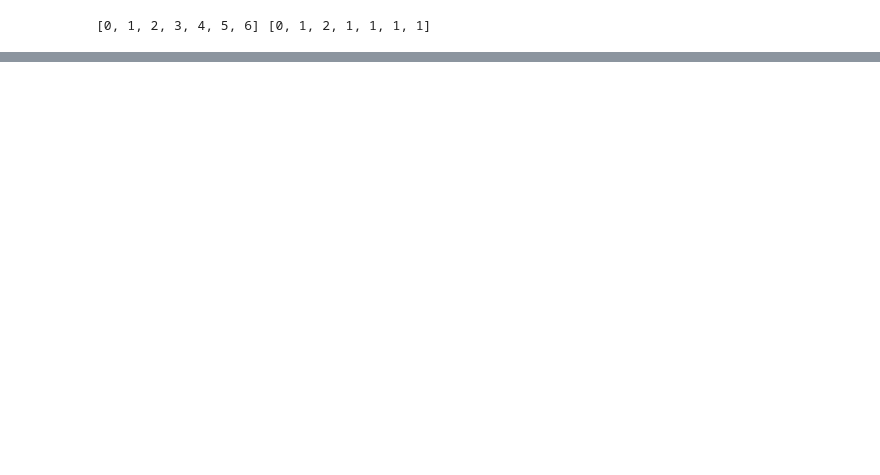
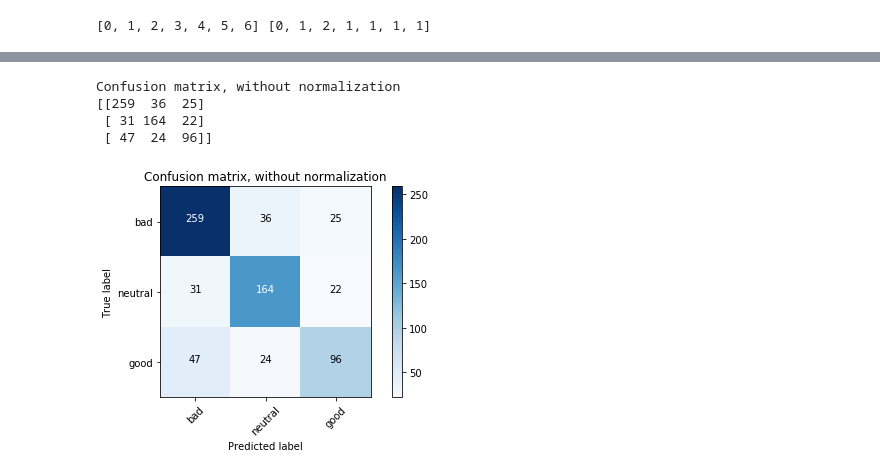
Before and after one commit to deep-learning-for-humans/tosdr-ml, a Jupyter notebook: notebooks/LSTM-Classifier.ipynb, the cells around one changed output, grey strips where cells are left out. Cells and saved outputs as stored; diff of their text form; code cells hidden in the pictures; blank space fills up the shorter version.

Commit message:
Add stratified split & plot confusion matrix

```diff
--- a/notebooks/LSTM-Classifier.ipynb
+++ b/notebooks/LSTM-Classifier.ipynb
@@ -290,4 +316,6 @@ for epoch in range(100):
 # %%
+y_preds = []
+y_true = []
 for sentence, label in next_batch(test_X, test_y):
         if len(sentence) < BATCH_SIZE:
             continue
@@ -304,6 +332,8 @@ for sentence, label in next_batch(test_X, test_y):
             print(tag_scores.argmax(1))
             print(label)
 
+            y_preds.append(tag_scores.argmax(1).cpu().numpy())
+            y_true.append(label)
             test_acc += (tag_scores.argmax(1) == torch.LongTensor(label).cuda()).sum().item()
             test_idx += BATCH_SIZE
 
@@ -328,0 +341,4 @@ tensor([2, 2, 1, 0, 1, 1, 1, 0, 2, 0, 0, 1, 0, 0, 2, 2], device='cuda:0')
+# %%
+y_true = np.array(y_true).flatten()
+# %%
+y_preds = np.array(y_preds).flatten()
@@ -328,0 +393,14 @@ tensor([2, 2, 1, 0, 1, 1, 1, 0, 2, 0, 0, 1, 0, 0, 2, 2], device='cuda:0')
+# %%
+from sklearn.metrics import confusion_matrix
+
+cnf_matrix = confusion_matrix(y_true, y_preds)
+# %%
+plot_confusion_matrix(cnf_matrix, classes=["bad", "neutral", "good"],
+                      title='Confusion matrix, without normalization')
+plt.show()
+# %% [output]
+Confusion matrix, without normalization
+[[259  36  25]
+ [ 31 164  22]
+ [ 47  24  96]]
+[figure, added]
```
Also changed, not shown: parts of 15 cells of this notebook.
